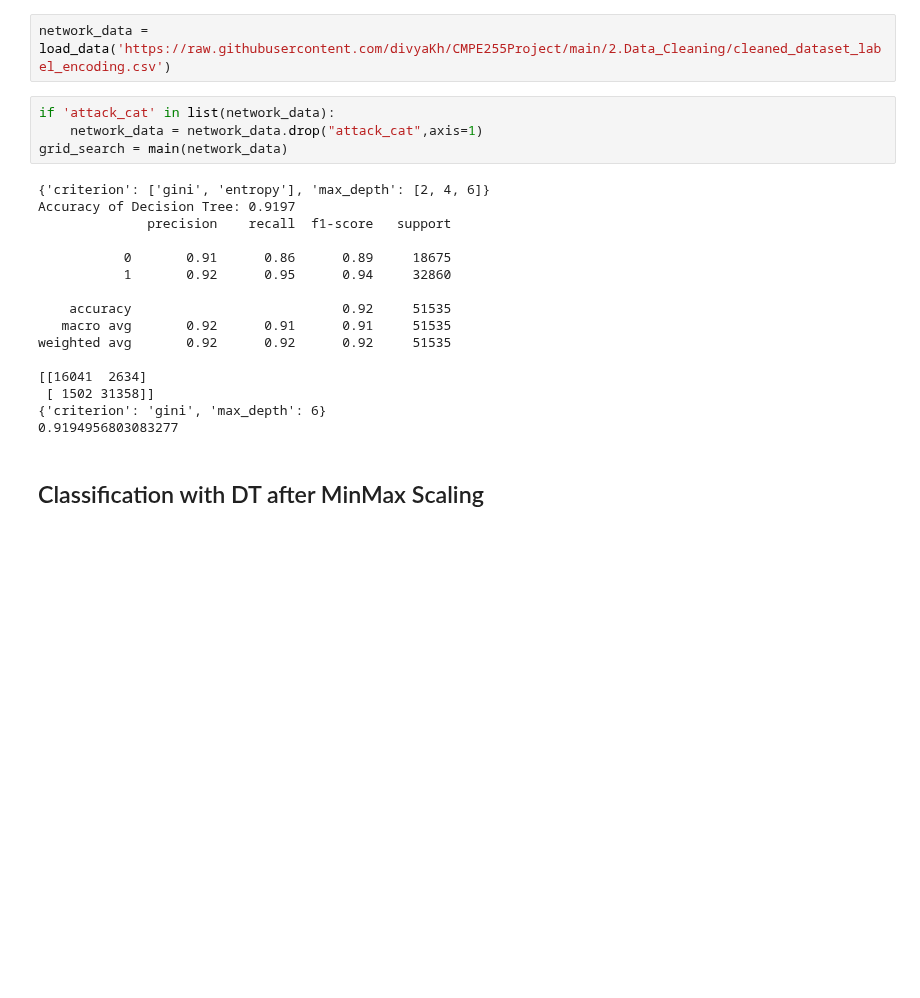
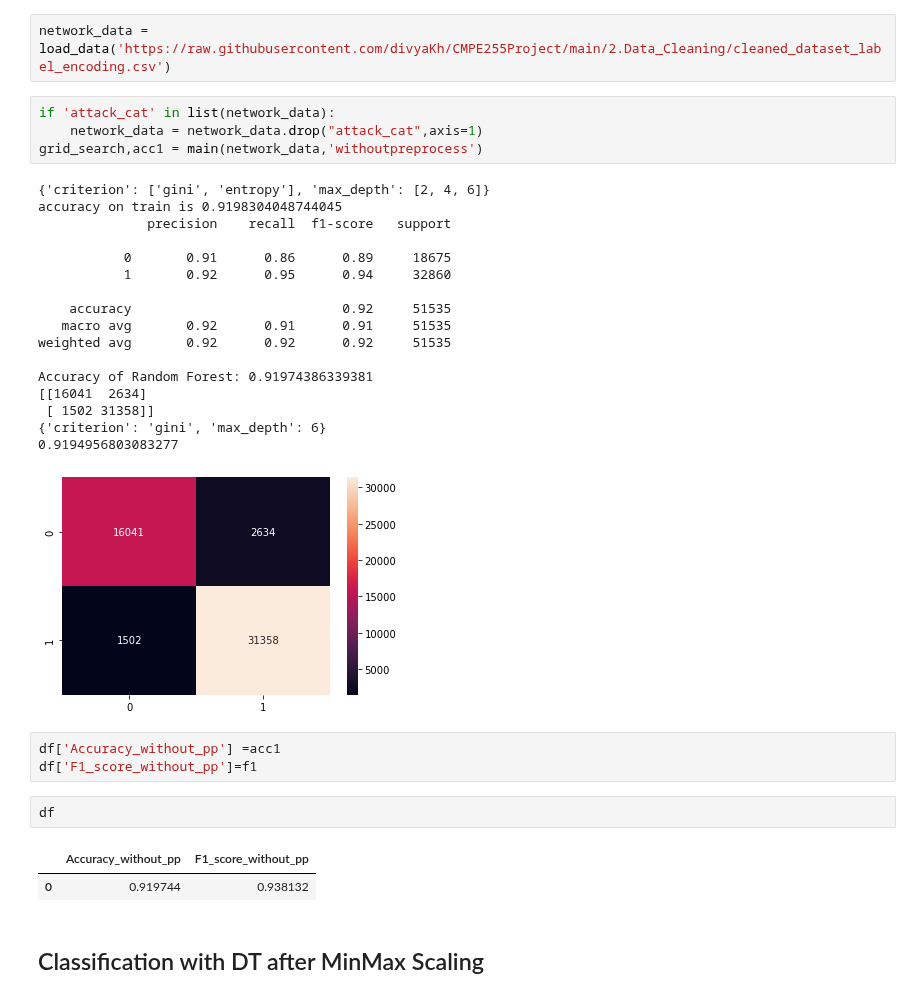
Before and after one commit to divyaKh/CMPE255Project, a Jupyter notebook: 5.ML_Models/baseline/DecisionTree.ipynb, the cells around one changed output. Cells and saved outputs as stored; diff of their text form; blank space fills up the shorter version.

```diff
--- a/5.ML_Models/baseline/DecisionTree.ipynb
+++ b/5.ML_Models/baseline/DecisionTree.ipynb
@@ -126,23 +158,33 @@ network_data = load_data('https://raw.githubusercontent.com/divyaKh/CMPE255Proje
 # %%
 if 'attack_cat' in list(network_data):
     network_data = network_data.drop("attack_cat",axis=1)
-grid_search = main(network_data)
+grid_search,acc1 = main(network_data,'withoutpreprocess')
 # %% [output]
 {'criterion': ['gini', 'entropy'], 'max_depth': [2, 4, 6]}
-Accuracy of Decision Tree: 0.9197
+accuracy on train is 0.9198304048744045
               precision    recall  f1-score   support
 
            0       0.91      0.86      0.89     18675
            1       0.92      0.95      0.94     32860
 
     accuracy                           0.92     51535
    macro avg       0.92      0.91      0.91     51535
 weighted avg       0.92      0.92      0.92     51535
 
+Accuracy of Random Forest: 0.91974386339381
 [[16041  2634]
  [ 1502 31358]]
 {'criterion': 'gini', 'max_depth': 6}
 0.9194956803083277
+[figure, added]
+# %%
+df['Accuracy_without_pp'] =acc1
+df['F1_score_without_pp']=f1
+# %%
+df
+# %% [output]
+|  | Accuracy_without_pp | F1_score_without_pp |
+| 0 | 0.919744 | 0.938132 |
 # %% [markdown]
 ## Classification with DT after MinMax Scaling
 # %%
```
Also changed, not shown: parts of 22 cells of this notebook.
